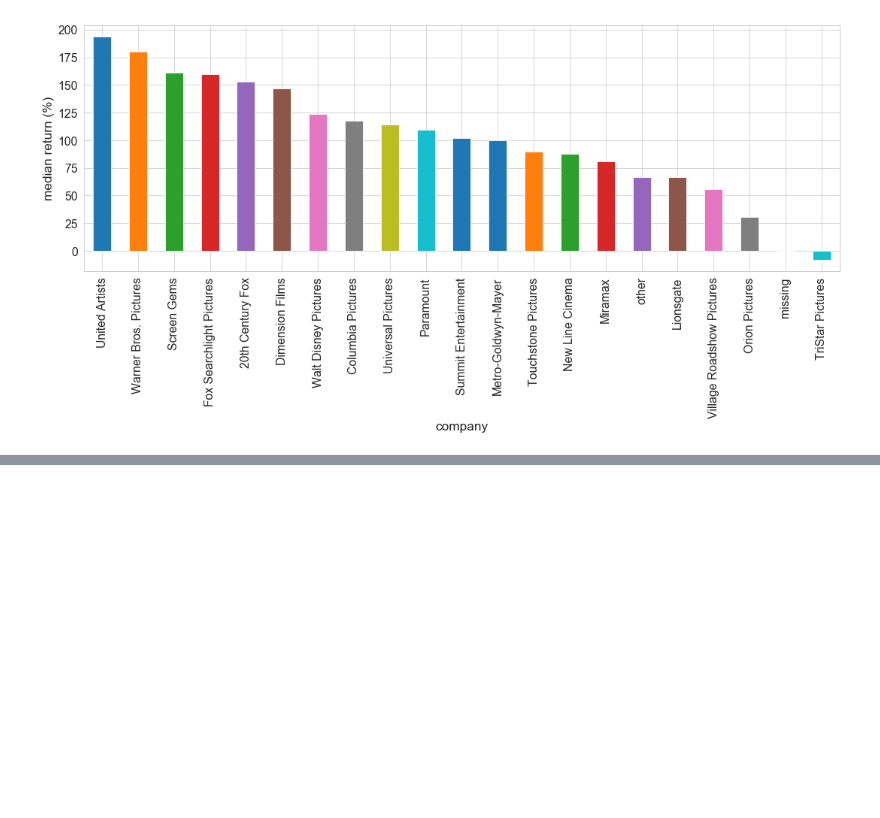
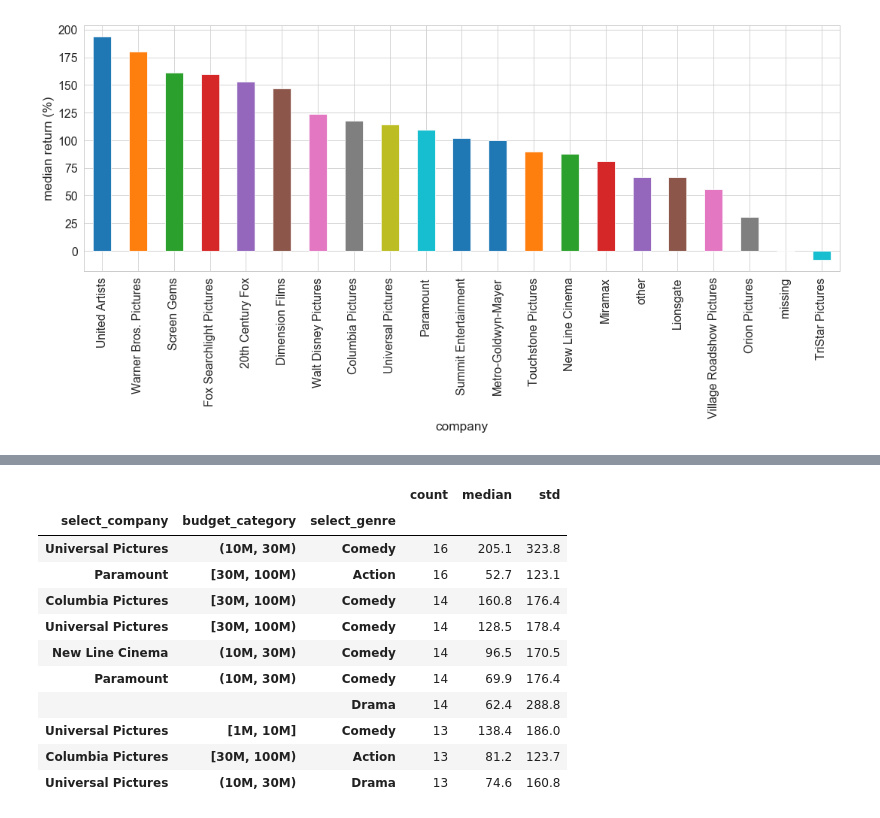
Before and after one commit to evgeniya1/Project1, a Jupyter notebook: data_analysis_Evgeniya.ipynb, the cells around one changed output, grey strips where cells are left out. Cells and saved outputs as stored; diff of their text form; code cells hidden in the pictures; blank space fills up the shorter version.

```diff
--- a/data_analysis_Evgeniya.ipynb
+++ b/data_analysis_Evgeniya.ipynb
@@ -360,0 +425,22 @@ display(d.iloc[:,range(10,21)])
+# %%
+#optimize return (%) (large median) and minimaze risk (low std)
+filter_other = (df.select_company != 'other') & (df.select_company != 'missing')
+
+df[filter_cond & filter_other]\
+                        .groupby(['select_company','budget_category','select_genre'])['return_%']\
+                        .agg(['count','median','std'])\
+                        .sort_values(by='std',axis=0,ascending=True)\
+                        .sort_values(by=['count','median'],axis=0,ascending=False).round(1).head(10)
+# %% [output]
+|  |  |  | count | median | std |
+| select_company | budget_category | select_genre |  |  |  |
+| Universal Pictures | (10M, 30M) | Comedy | 16 | 205.1 | 323.8 |
+| Paramount | [30M, 100M) | Action | 16 | 52.7 | 123.1 |
+| Columbia Pictures | [30M, 100M) | Comedy | 14 | 160.8 | 176.4 |
+| Universal Pictures | [30M, 100M) | Comedy | 14 | 128.5 | 178.4 |
+| New Line Cinema | (10M, 30M) | Comedy | 14 | 96.5 | 170.5 |
+| Paramount | (10M, 30M) | Comedy | 14 | 69.9 | 176.4 |
+|  |  | Drama | 14 | 62.4 | 288.8 |
+| Universal Pictures | [1M, 10M] | Comedy | 13 | 138.4 | 186.0 |
+| Columbia Pictures | [30M, 100M) | Action | 13 | 81.2 | 123.7 |
+| Universal Pictures | (10M, 30M) | Drama | 13 | 74.6 | 160.8 |
```
Also changed, not shown: parts of 9 cells of this notebook.
